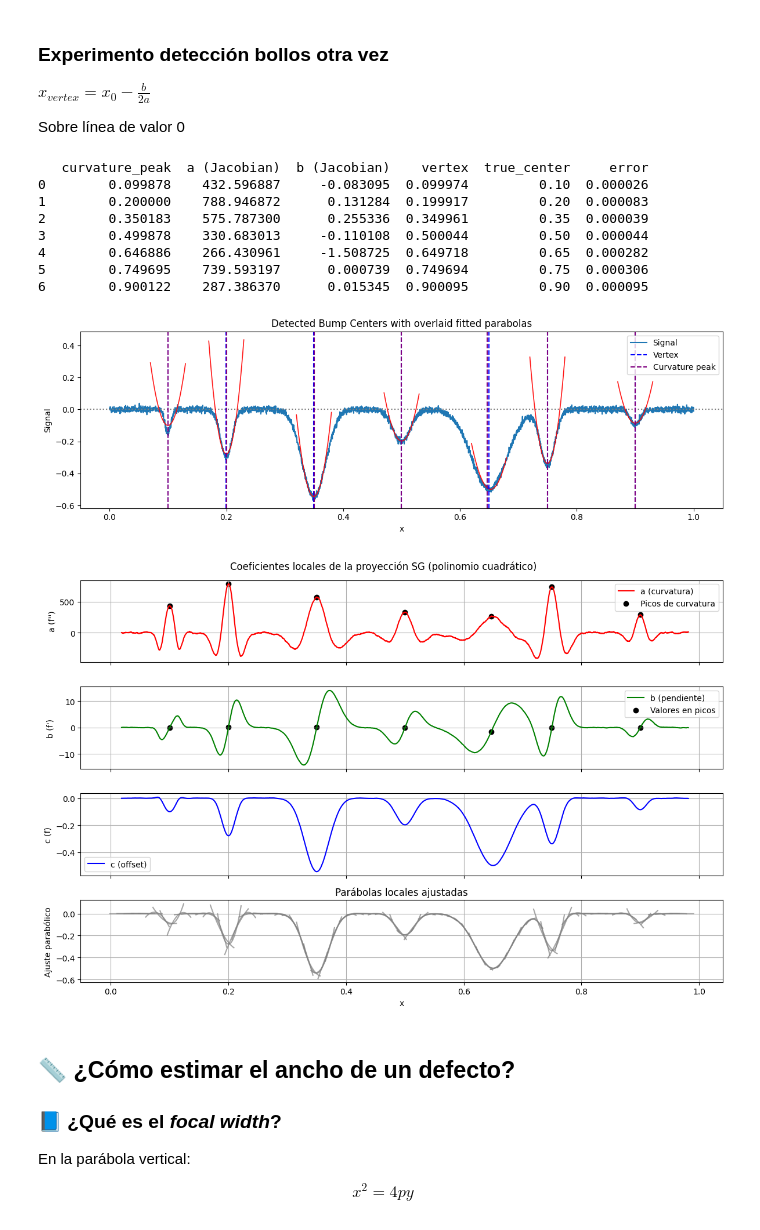
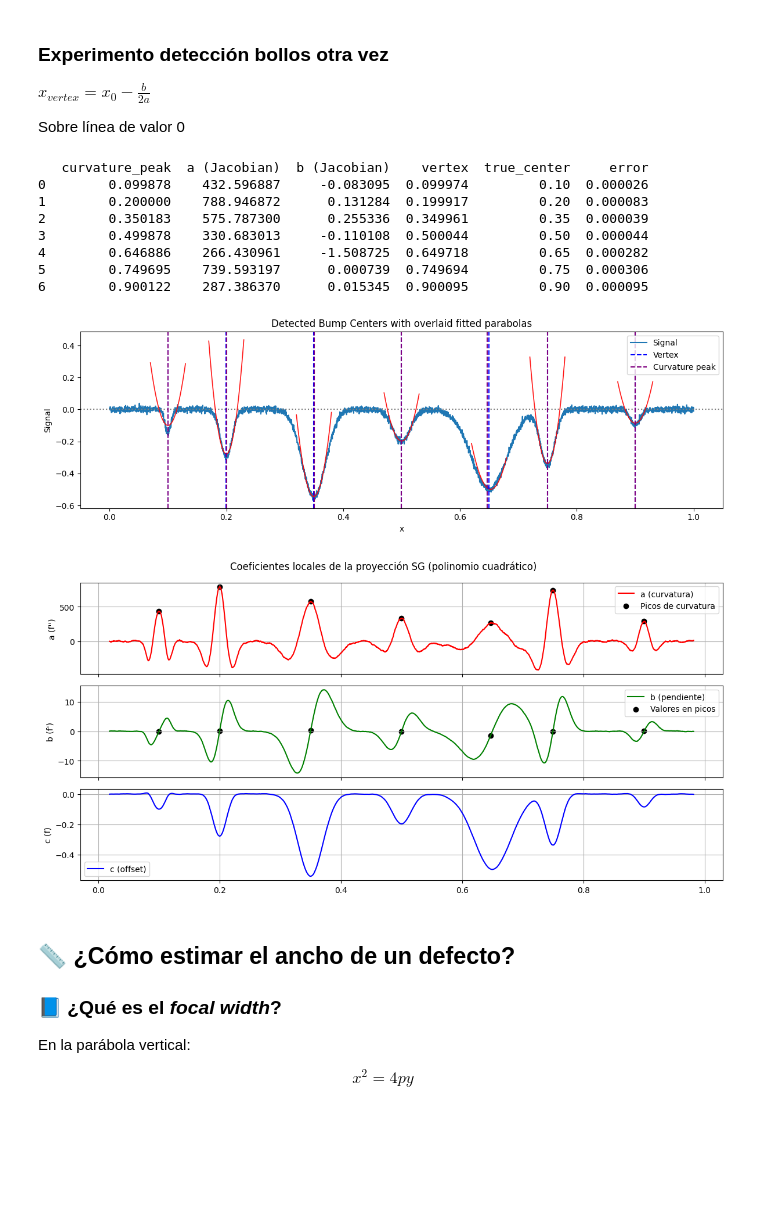
Before and after one commit to mario-musashi/filtro-sg-interpretacion-geometrica, a Jupyter notebook: sg.ipynb, the cells around one changed output. Drawn from its saved outputs; the diff is of its cells as text; code cells hidden in the pictures; blank space fills up the shorter version.

Commit message:
alguna imagen más

```diff
--- a/sg.ipynb
+++ b/sg.ipynb
@@ -890,7 +890,7 @@ plt.show()
 # ===========================
 c_vals = np.array(c_vals)
 
-fig, axs = plt.subplots(4, 1, figsize=(12, 8), sharex=True)
+fig, axs = plt.subplots(3, 1, figsize=(12, 6), sharex=True)
 
 # --- a(x)
 axs[0].plot(x_valid, a_vals, label="a (curvatura)", color='red')
@@ -899,43 +899,43 @@ axs[0].set_ylabel("a (f'')")
 axs[0].legend()
 axs[0].grid(True)
 
 # --- b(x)
 axs[1].plot(x_valid, b_vals, label="b (pendiente)", color='green')
 axs[1].scatter(x_peaks, b_detected, color='black', label="Valores en picos")
 axs[1].set_ylabel("b (f')")
 axs[1].legend()
 axs[1].grid(True)
 
 # --- c(x)
 axs[2].plot(x_valid, c_vals, label="c (offset)", color='blue')
 axs[2].set_ylabel("c (f)")
 axs[2].legend()
 axs[2].grid(True)
 
 # --- parábolas locales
-axs[3].set_title("Parábolas locales ajustadas")
-slice = 50
-for xi, a, b, c in zip(x_valid[::slice], a_vals[::slice], b_vals[::slice], c_vals[::slice]):
-    x_local = np.linspace(-0.02, 0.02, 100)
-    y_local = a * x_local**2 + b * x_local + c
-    axs[3].plot(xi + x_local, y_local, color='gray', alpha=0.7)
-axs[3].set_ylabel("Ajuste parabólico")
-axs[3].set_xlabel("x")
-axs[3].grid(True)
+# axs[3].set_title("Parábolas locales ajustadas")
+# slice = 50
+# for xi, a, b, c in zip(x_valid[::slice], a_vals[::slice], b_vals[::slice], c_vals[::slice]):
+#     x_local = np.linspace(-0.02, 0.02, 100)
+#     y_local = a * x_local**2 + b * x_local + c
+#     axs[3].plot(xi + x_local, y_local, color='gray', alpha=0.7)
+# axs[3].set_ylabel("Ajuste parabólico")
+# axs[3].set_xlabel("x")
+# axs[3].grid(True)
 plt.suptitle("Coeficientes locales de la proyección SG (polinomio cuadrático)")
 plt.tight_layout()
 plt.show()
 # %% [output]
    curvature_peak  a (Jacobian)  b (Jacobian)    vertex  true_center     error
 0        0.099878    432.596887     -0.083095  0.099974         0.10  0.000026
 1        0.200000    788.946872      0.131284  0.199917         0.20  0.000083
 2        0.350183    575.787300      0.255336  0.349961         0.35  0.000039
 3        0.499878    330.683013     -0.110108  0.500044         0.50  0.000044
 4        0.646886    266.430961     -1.508725  0.649718         0.65  0.000282
 5        0.749695    739.593197      0.000739  0.749694         0.75  0.000306
 6        0.900122    287.386370      0.015345  0.900095         0.90  0.000095
 [figure]
-[figure, old version]
+[figure, new version]
 # %% [markdown]
 ## 📏 ¿Cómo estimar el ancho de un defecto?
 
```
Also changed, not shown: parts of 1 cell of this notebook, 5 other files.
